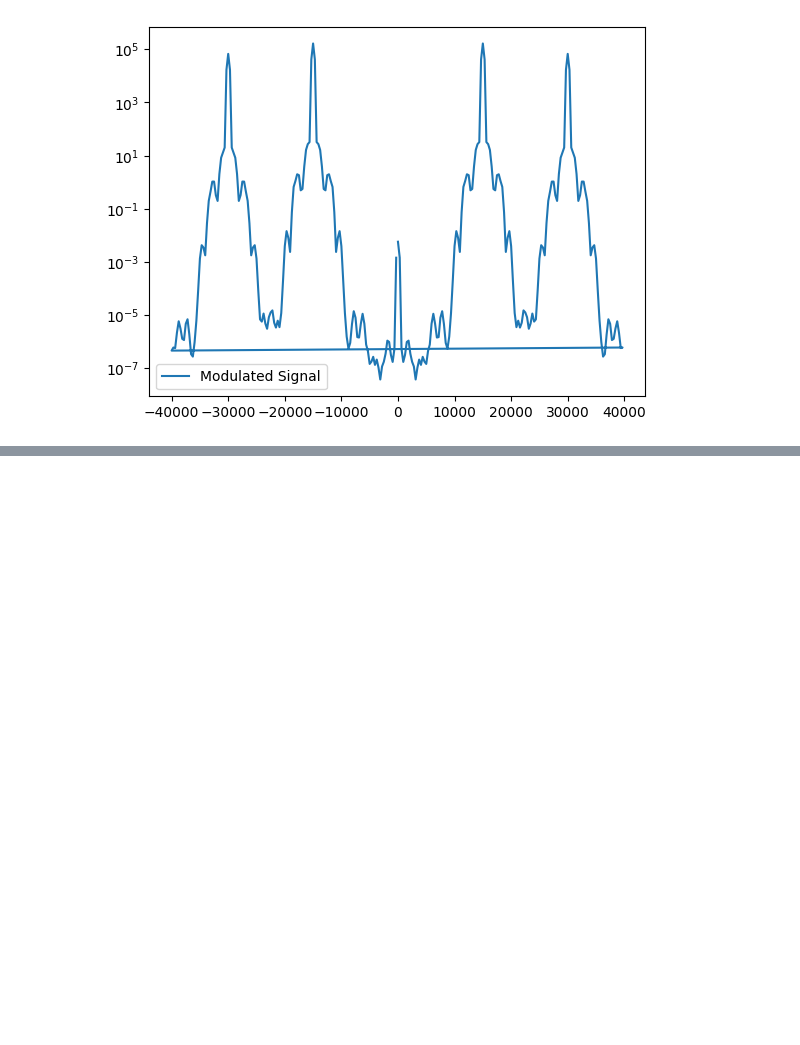
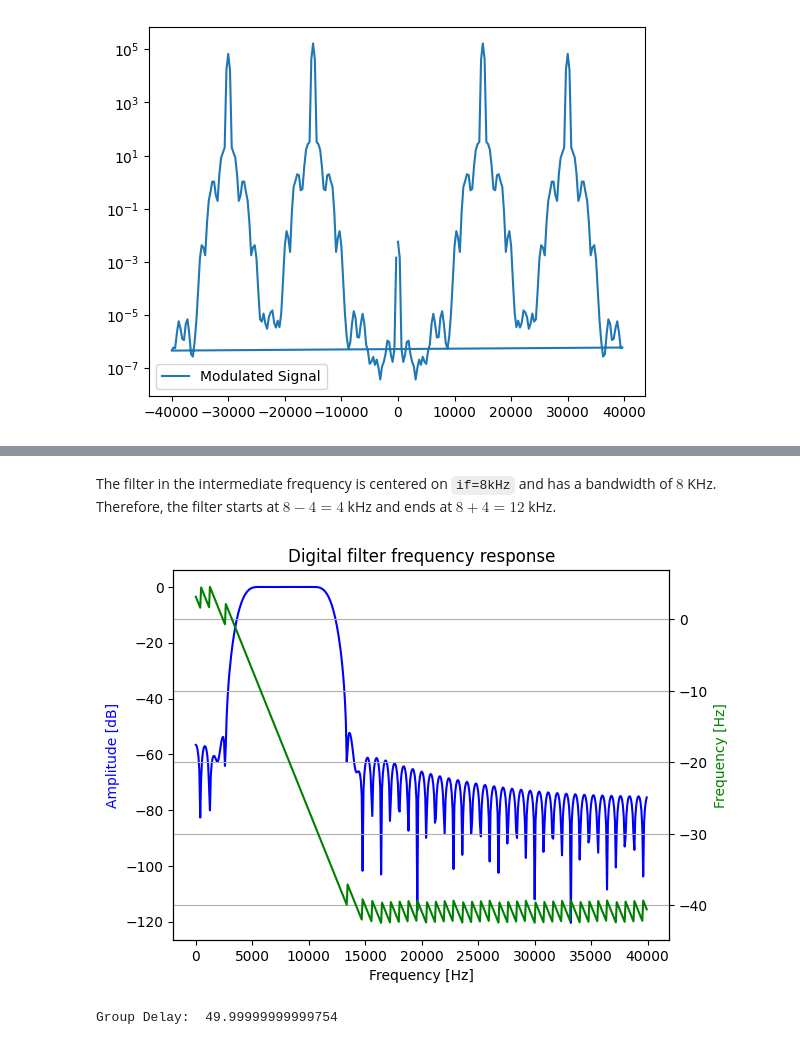
Before and after one commit to cleversonahum/digital_transmission_codes, a Jupyter notebook: codes/am-exercise-1.ipynb, the cells around one changed output, grey strips where cells are left out. Cells and saved outputs as stored; diff of their text form; code cells hidden in the pictures; blank space fills up the shorter version.

```diff
--- a/codes/am-exercise-1.ipynb
+++ b/codes/am-exercise-1.ipynb
@@ -320,0 +335,24 @@ rbb2 = rx*np.cos(2*np.pi*n*carriers[1]+phase)
+# %% [markdown]
+The filter in the intermediate frequency is centered on `if=8kHz` and has a bandwidth of $8$ KHz. Therefore, the filter starts at $8-4=4$ kHz and ends at $8+4=12$ kHz.
+# %%
+# Intermediate frequency (IF) filter
+start_cut = 4e3 # IF - bandwidth
+stop_cut = 12e3 # IF - bandwidth
+B_if = signal.firwin(numtaps=101, cutoff=[start_cut, stop_cut], pass_zero=False, window="hamming", fs=Fs_tx)
+w, h = signal.freqz(B_if, fs=Fs_tx)
+fig, ax1 = plt.subplots()
+ax1.set_title('Digital filter frequency response')
+ax1.plot(w, 20 * np.log10(abs(h)), 'b')
+ax1.set_ylabel('Amplitude [dB]', color='b')
+ax1.set_xlabel('Frequency [Hz]')
+ax2 = ax1.twinx()
+angles = np.unwrap(np.angle(h))
+ax2.plot(w, angles, 'g')
+ax2.set_ylabel('Frequency [Hz]', color='g')
+ax2.grid()
+ax2.axis('tight')
+plt.show()
+print('Group Delay: ', signal.group_delay((B_if, 1))[1][0])
+# %% [output]
+[figure, added]
+Group Delay:  49.99999999999754
```
Also changed, not shown: parts of 17 cells of this notebook.
